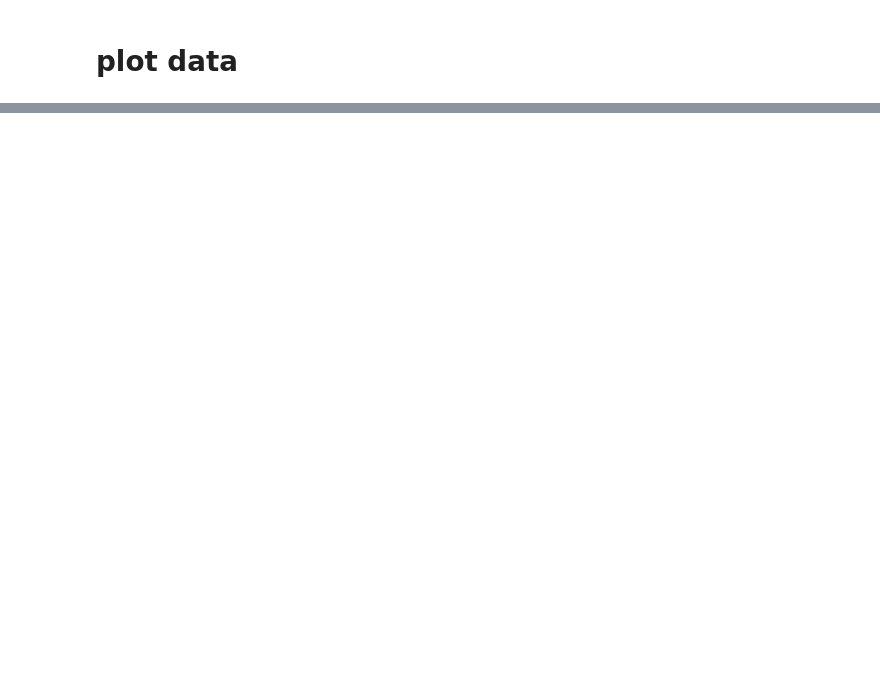
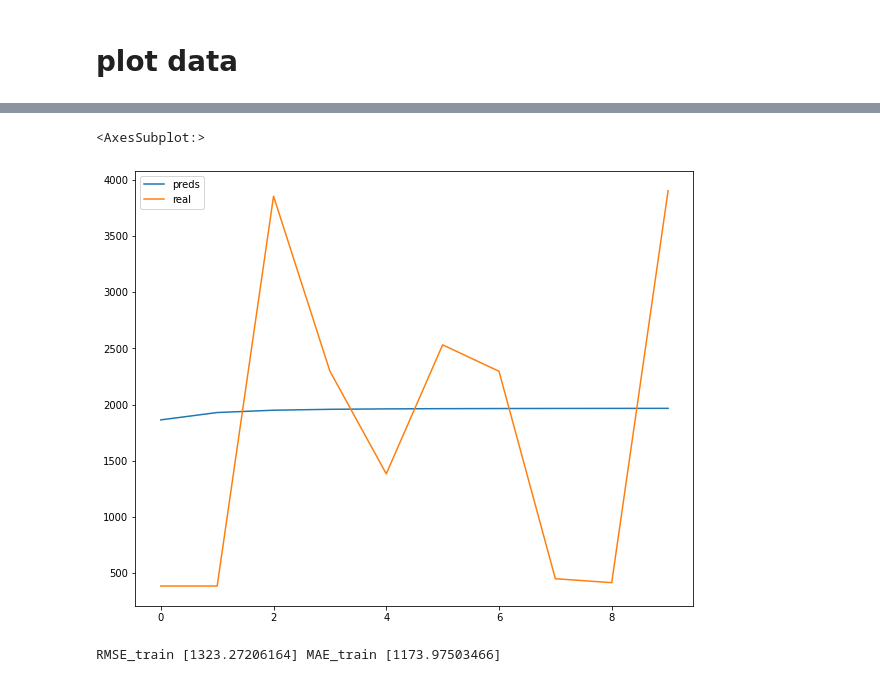
Before and after one commit to troncosoae/tareas-ctrl-intel, a Jupyter notebook: t5/t5_main.ipynb, the cells around one changed output, grey strips where cells are left out. Saved outputs shown, nothing was run; the diff lists cells and outputs as text; code cells hidden in the pictures; blank space fills up the shorter version.

```diff
--- a/t5/t5_main.ipynb
+++ b/t5/t5_main.ipynb
@@ -80,0 +160,6 @@ data.plot(x='date', y='actuals.newCases')
+# %%
+with torch.no_grad():
+    X2 = model.suit4model(X)
+    Y_preds = model(X2)
+    print(Y_preds, Y_preds.shape)
+    print(Y, Y.shape)
@@ -80,0 +227,6 @@ data.plot(x='date', y='actuals.newCases')
+# %%
+with torch.no_grad():
+    X2 = model.suit4model(X)
+    Y_preds = model(X2)
+    print(Y_preds, Y_preds.shape)
+    print(Y, Y.shape)
@@ -80,0 +296,15 @@ data.plot(x='date', y='actuals.newCases')
+# %%
+days = data_test.shape[0]
+prev_days = data.shape[0]-1
+
+X = X[-prev_days:]
+print(X.shape)
+
+for day in range(days):
+    with torch.no_grad():
+        X2 = model.suit4model(X)
+        Y_preds = model(X2).squeeze()
+        X[:prev_days-1] = X[1:prev_days].clone()
+        X[prev_days-1] = Y_preds[-1]
+
+Y_preds = X[-days:]
@@ -80,0 +313,7 @@ data.plot(x='date', y='actuals.newCases')
+# %%
+Y_preds_numpy = Y_preds.squeeze()
+Y_preds_numpy = Y_preds_numpy.numpy()
+output = pd.DataFrame(Y_preds_numpy, columns=data_columns)
+output
+type(output)
+denorm_output = output*data_std + data_mean
@@ -80,0 +348,7 @@ data.plot(x='date', y='actuals.newCases')
+# %%
+compare_df = pd.DataFrame([denorm_output['actuals.newCases'], data_test['actuals.newCases'].reset_index(drop=True)]).transpose()
+compare_df.columns = ['preds', 'real']
+compare_df.plot(figsize=(10, 8))
+# %% [output]
+<AxesSubplot:>
+[figure, added]
@@ -80,0 +361,4 @@ data.plot(x='date', y='actuals.newCases')
+# %%
+print('RMSE_train', RMSE_train, 'MAE_train', MAE_train)
+# %% [output]
+RMSE_train [1323.27206164] MAE_train [1173.97503466]
```
Also changed, not shown: parts of 32 cells of this notebook, 1 other file.
